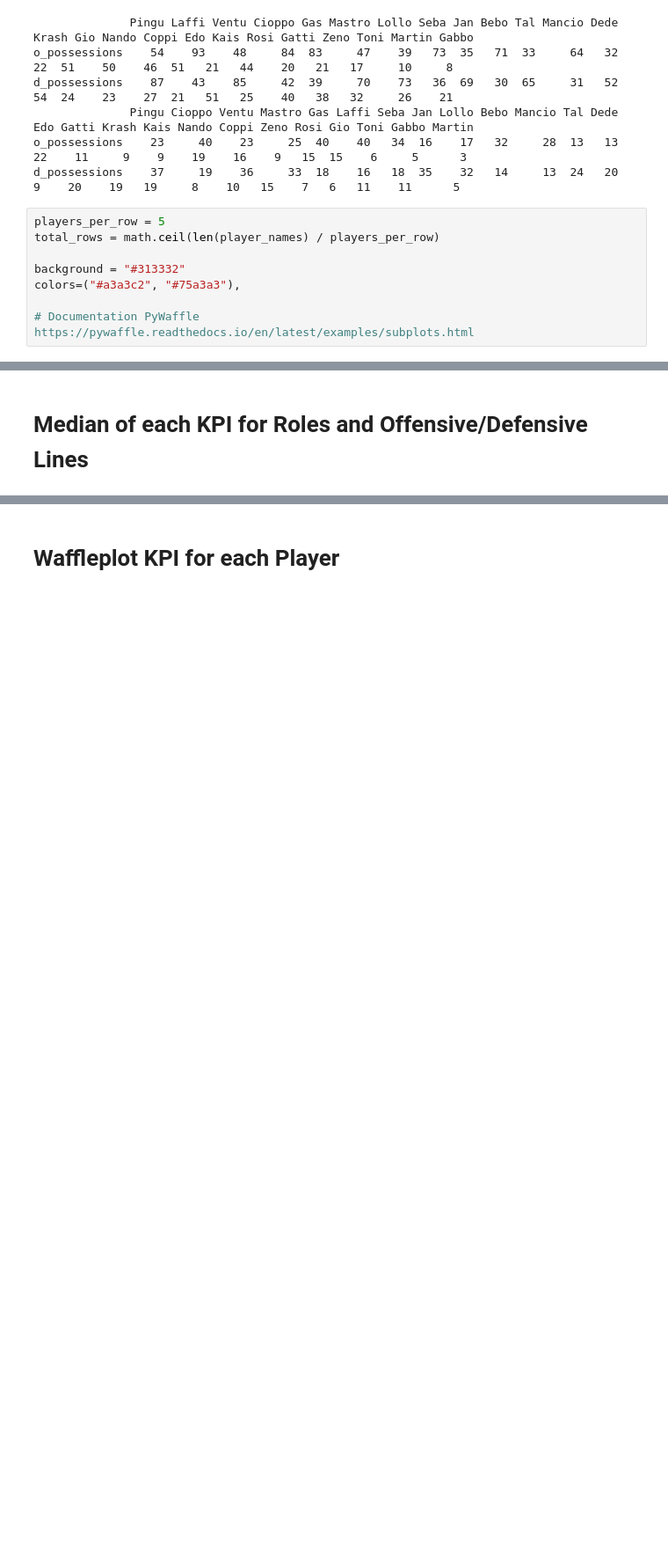
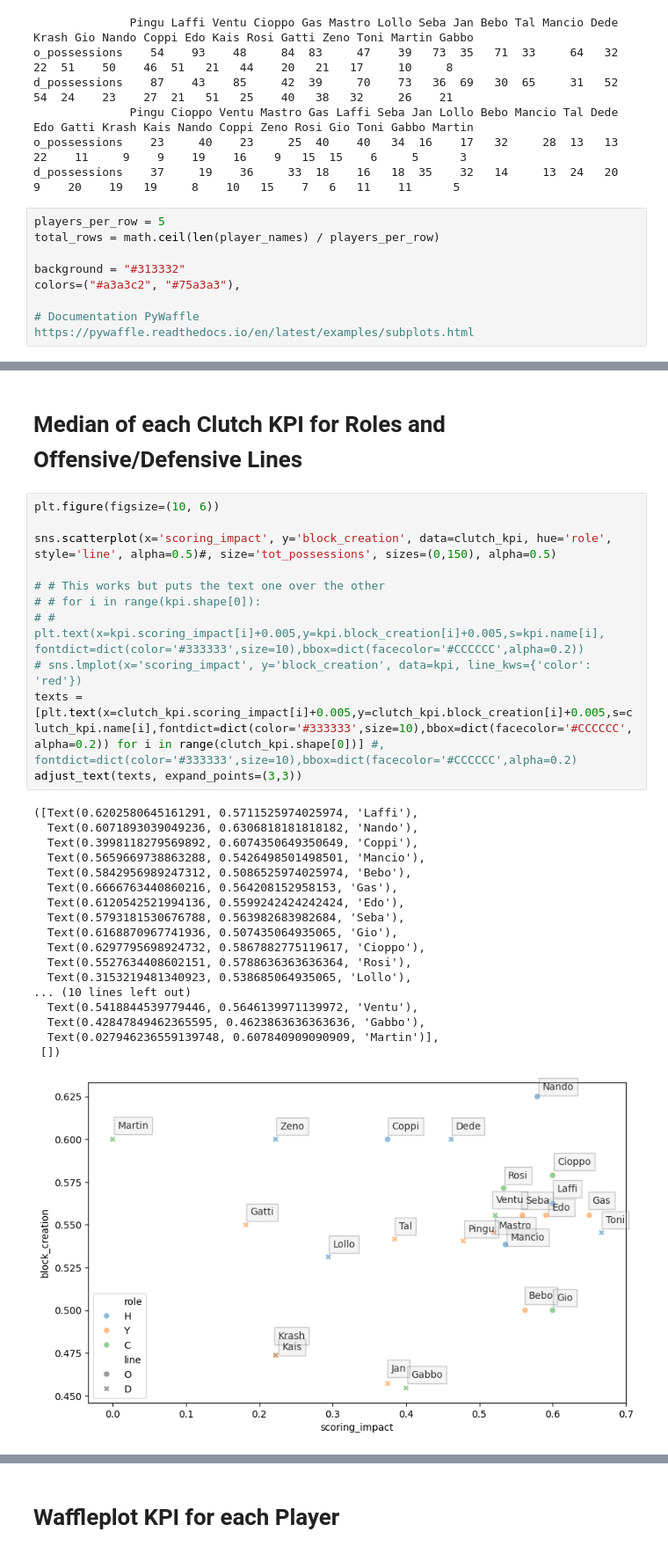
Before and after one commit to alegalli/peLaFottaEUCF2024, a Jupyter notebook: viz.ipynb, the cells around one changed output, grey strips where cells are left out. Shown: that part at 88% size. Saved outputs shown, nothing was run; the diff lists cells and outputs as text; blank space fills up the shorter version.

```diff
--- a/viz.ipynb
+++ b/viz.ipynb
@@ -203,2 +242,32 @@ for i in range(total_rows):
 # %% [markdown]
-# Median of each KPI for Roles and Offensive/Defensive Lines
+# Median of each Clutch KPI for Roles and Offensive/Defensive Lines
+# %%
+plt.figure(figsize=(10, 6))
+
+sns.scatterplot(x='scoring_impact', y='block_creation', data=clutch_kpi, hue='role', style='line', alpha=0.5)#, size='tot_possessions', sizes=(0,150), alpha=0.5)
+
+# # This works but puts the text one over the other
+# # for i in range(kpi.shape[0]):
+# #     plt.text(x=kpi.scoring_impact[i]+0.005,y=kpi.block_creation[i]+0.005,s=kpi.name[i], fontdict=dict(color='#333333',size=10),bbox=dict(facecolor='#CCCCCC',alpha=0.2))
+# sns.lmplot(x='scoring_impact', y='block_creation', data=kpi, line_kws={'color': 'red'})
+texts = [plt.text(x=clutch_kpi.scoring_impact[i]+0.005,y=clutch_kpi.block_creation[i]+0.005,s=clutch_kpi.name[i],fontdict=dict(color='#333333',size=10),bbox=dict(facecolor='#CCCCCC',alpha=0.2)) for i in range(clutch_kpi.shape[0])] #, fontdict=dict(color='#333333',size=10),bbox=dict(facecolor='#CCCCCC',alpha=0.2)
+adjust_text(texts, expand_points=(3,3))
+# %% [output]
+([Text(0.6202580645161291, 0.5711525974025974, 'Laffi'),
+  Text(0.6071893039049236, 0.6306818181818182, 'Nando'),
+  Text(0.3998118279569892, 0.6074350649350649, 'Coppi'),
+  Text(0.5659669738863288, 0.5426498501498501, 'Mancio'),
+  Text(0.5842956989247312, 0.5086525974025974, 'Bebo'),
+  Text(0.6666763440860216, 0.564208152958153, 'Gas'),
+  Text(0.6120542521994136, 0.5599242424242424, 'Edo'),
+  Text(0.5793181530676788, 0.563982683982684, 'Seba'),
+  Text(0.6168870967741936, 0.507435064935065, 'Gio'),
+  Text(0.6297795698924732, 0.5867882775119617, 'Cioppo'),
+  Text(0.5527634408602151, 0.5788636363636364, 'Rosi'),
+  Text(0.3153219481340923, 0.538685064935065, 'Lollo'),
+... (10 lines left out)
+  Text(0.5418844539779446, 0.5646139971139972, 'Ventu'),
+  Text(0.42847849462365595, 0.4623863636363636, 'Gabbo'),
+  Text(0.027946236559139748, 0.607840909090909, 'Martin')],
+ [])
+[figure, added]
```
Also changed, not shown: parts of 11 cells of this notebook, 16 other files.
